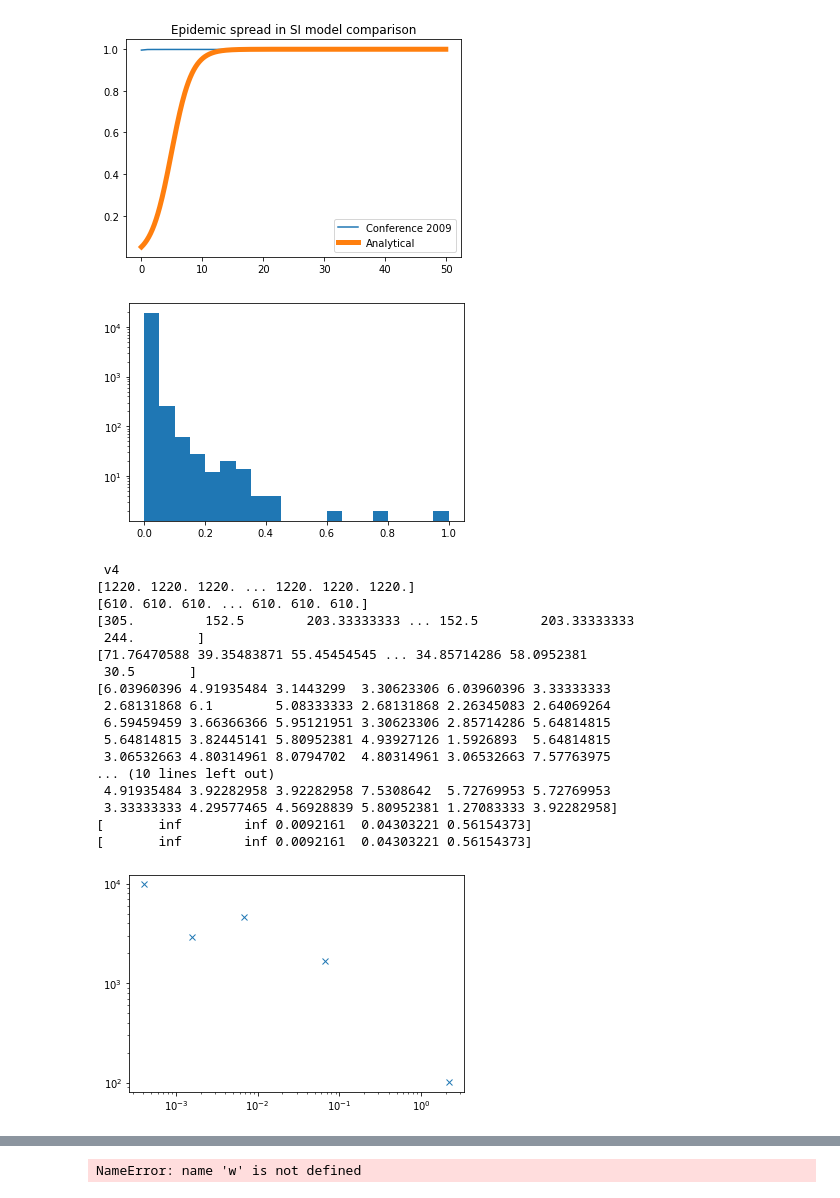
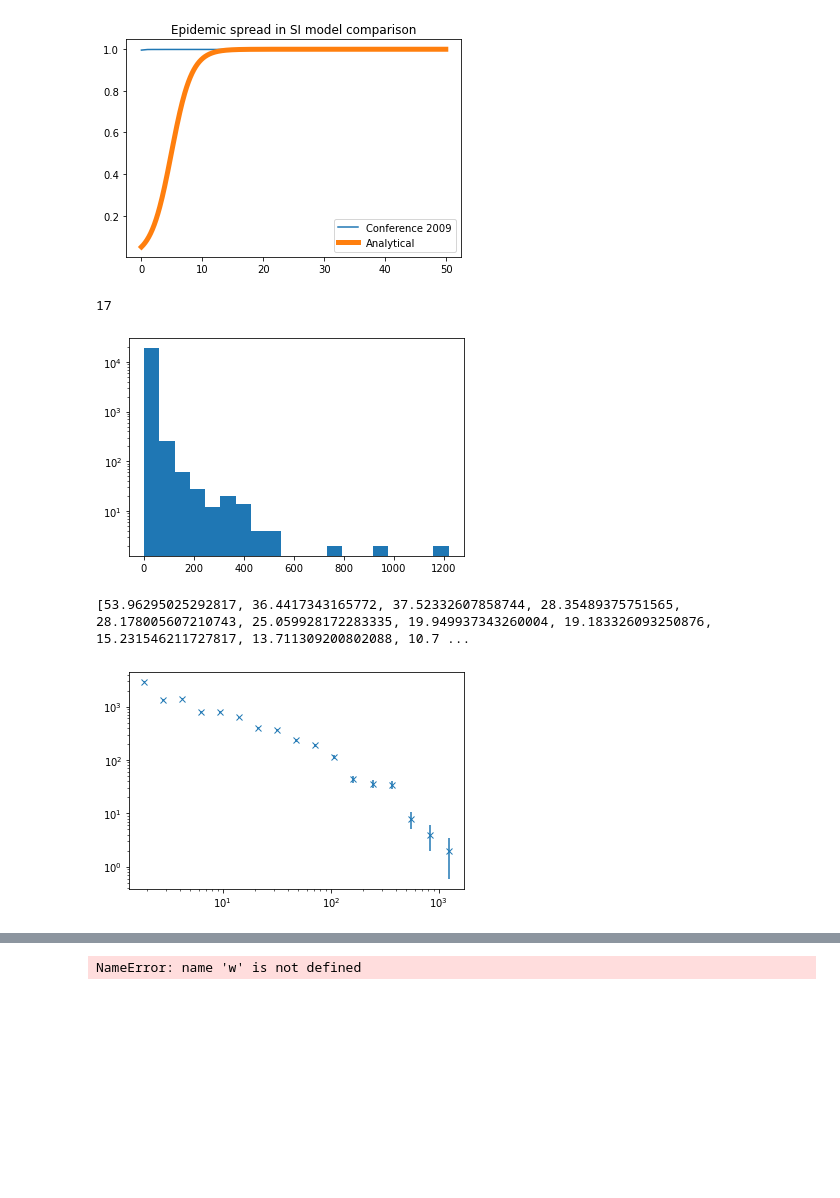
Before and after one commit to Dellapino/MSci-Project, a Jupyter notebook: testing notebook import.ipynb, the cells around one changed output, grey strips where cells are left out. Cells and saved outputs as stored; diff of their text form; code cells hidden in the pictures; blank space fills up the shorter version.

```diff
--- a/testing notebook import.ipynb
+++ b/testing notebook import.ipynb
@@ -458,6 +458,11 @@ plt.show()
 9
 [figure]
 # %%
+path = 'Sociopatterns datasets/conference_2009.dat_'
+G = nm.build_nxgraph(path, False)
+
+print(G['1467']['1591']['weight'])
+
 def analyse_graph(graph):
     weights = []
     degrees = []
@@ -482,7 +487,8 @@ plt.xscale('linear')
 
 # loooks like a 1/x dist on a lin - log plot
 # %% [output]
+17
-[figure, old version]
+[figure, new version]
 # %%
 def linear_binning(data, num_bins = 100):
     '''
@@ -504,26 +510,35 @@ def linear_binning(data, num_bins = 100):
     freqs = np.delete(freqs, to_remove)
     return midpoints, freqs
 
-
-def log_binning(data, scale = 1.2):
+def log_binning(data, scale = 1.2, normed = True):
     if scale <= 1:
         raise ValueError('Function requires scale > 1')
 
-    start = min(data)
-    count = 0 # keeps track of how many orders of magnitude we need to increase to get start to be greater than 1
-    while start < 1:
-        start = start * 10
-        count += 1
+    if normed:
+        start = min(data)
+        count = 0 # keeps track of how many orders of magnitude we need to increase to get start to be greater than 1
+        while start < 1:
+            start = start * 10
+            count += 1
+        end  = 10 ** count
+        bin_edges = [0, start]
+        while bin_edges[-1] < end:
+            bin_edges.append(bin_edges[-1] ** scale)
+        bin_edges = np.array(bin_edges) / end
 
-    end  = 10 ** count
-    bin_edges = [0, start]
+    else:
+        end = max(data)
+        ##start = 1
+        #bin_edges = [0, start]
+        #while bin_edges[-1] < end:
+        #    bin_edges.append(bin_edges[-1] ** scale)
+        #bin_edges = np.array(bin_edges)
 
-    while bin_edges[-1] < end:
-        bin_edges.append(bin_edges[-1] ** scale)
-    bin_edges = np.array(bin_edges) / end
+        wmax = np.ceil(np.log(end) / np.log(scale))
+        bin_edges = scale ** np.arange(1,wmax + 1)
 
+        #print(bin_edges)
     freqs, edges = np.histogram(data, bins = bin_edges, density = 0)
-
     midpoints = edges[:-1] + np.diff(edges)/2
 
     to_remove = np.where(freqs == 0)[0]
@@ -597,7 +612,7 @@ def log_binning_v3(data, scale = 1.2):
 
     return midpoints[0:], freqs[0:], stds[0:]
 
-def log_binning_v4(data, scale = 1.5):
+def log_binning_v4(data, scale = 1.2):
     if scale <= 1:
         raise ValueError('Function requires scale > 1')
 
@@ -622,55 +637,36 @@ def log_binning_v4(data, scale = 1.5):
         freqs.append(len(bin_vals[i]))
 
     stds = []
     for i, vals in enumerate(bin_vals):
         #print(i)
         temp = np.array(vals)
         #print(np.std(temp))
         temp = 1 / temp
         print(temp)
         #print(1/np.std(temp))
         stds.append(1/np.std(temp))
 
     stds = np.array(stds)
     midpoints = np.array(bin_edges[:-1] + np.diff(bin_edges)/2)
     freqs = np.array(freqs)
 
     to_remove = np.where(freqs == 0)[0]
     midpoints = np.delete(midpoints, to_remove)
     freqs = np.delete(freqs, to_remove)
     #print(stds)
     stds = np.delete(stds, to_remove)
     print(stds)
     return midpoints[0:], freqs[0:], stds[0:]
 
 
-
-
-print('\n v4')
-x, y, e = log_binning_v4(w)
+x, y, e = log_binning(w, 1.5, False)
 plt.errorbar(x, y, yerr = e, fmt = 'x')
 plt.yscale('log')
 plt.xscale('log')
 print(e)
 # %% [output]
- v4
-[1220. 1220. 1220. ... 1220. 1220. 1220.]
-[610. 610. 610. ... 610. 610. 610.]
-[305.         152.5        203.33333333 ... 152.5        203.33333333
- 244.        ]
-[71.76470588 39.35483871 55.45454545 ... 34.85714286 58.0952381
- 30.5       ]
-[6.03960396 4.91935484 3.1443299  3.30623306 6.03960396 3.33333333
- 2.68131868 6.1        5.08333333 2.68131868 2.26345083 2.64069264
- 6.59459459 3.66366366 5.95121951 3.30623306 2.85714286 5.64814815
- 5.64814815 3.82445141 5.80952381 4.93927126 1.5926893  5.64814815
- 3.06532663 4.80314961 8.0794702  4.80314961 3.06532663 7.57763975
-... (10 lines left out)
- 4.91935484 3.92282958 3.92282958 7.5308642  5.72769953 5.72769953
- 3.33333333 4.29577465 4.56928839 5.80952381 1.27083333 3.92282958]
-[       inf        inf 0.0092161  0.04303221 0.56154373]
-[       inf        inf 0.0092161  0.04303221 0.56154373]
+[53.96295025292817, 36.4417343165772, 37.52332607858744, 28.35489375751565, 28.178005607210743, 25.059928172283335, 19.949937343260004, 19.183326093250876, 15.231546211727817, 13.711309200802088, 10.7 ...
-[figure, old version]
+[figure, new version]
 # %%
 def linear(x, m, c):
     return m*x + c
```
Also changed, not shown: parts of 2 cells of this notebook, 1 other file.
